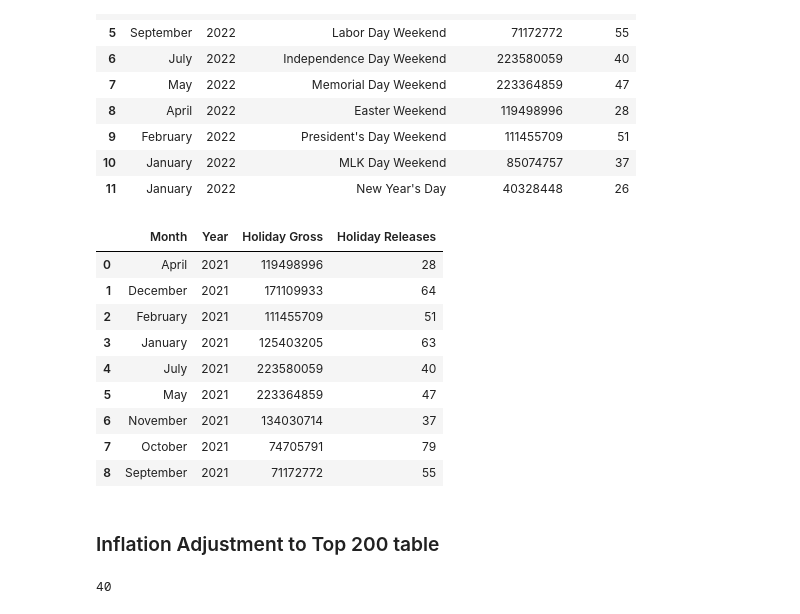
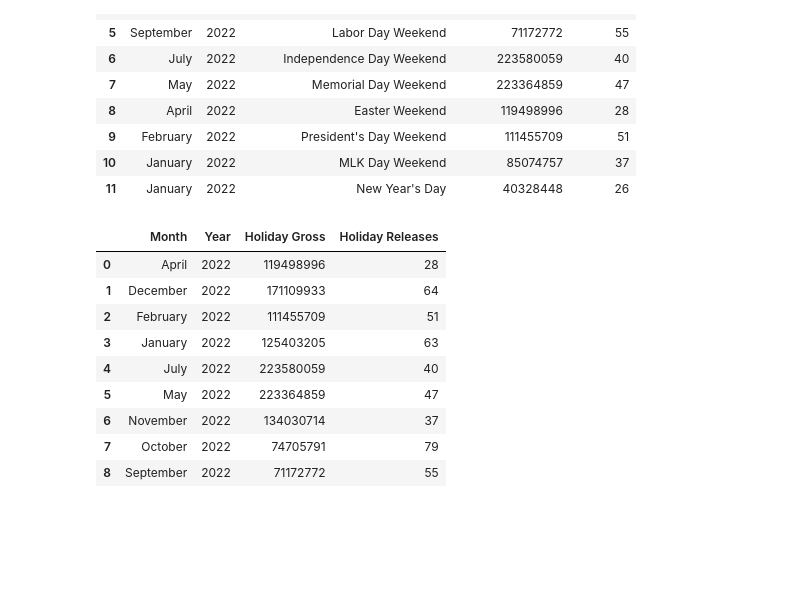
Before and after one commit to StarkArk/SnapCinema_2023, a Jupyter notebook: holidays_2019-2023_etl.ipynb, the cells around one changed output. Saved outputs shown, nothing was run; the diff lists cells and outputs as text; code cells hidden in the pictures; blank space fills up the shorter version.

```diff
--- a/holidays_2019-2023_etl.ipynb
+++ b/holidays_2019-2023_etl.ipynb
@@ -417,8 +111,3 @@ df_2019 = holidays_2019_df.copy()
 df_2019['Cumulative Gross'] = df_2019['Cumulative Gross'].str.replace(',', '')
 df_2019['Cumulative Gross'] = df_2019['Cumulative Gross'].str.replace('$', '')
 df_2019['Cumulative Gross'] = df_2019['Cumulative Gross'].astype('int64', copy=True)
-df_2019['Average'] = df_2019['Average'].str.replace(',', '')
-df_2019['Average'] = df_2019['Average'].str.replace('$', '')
-df_2019['Average'] = df_2019['Average'].astype('int64', copy=True)
-
-df_2019.info()
@@ -457,6 +134,10 @@ df_2019
 # %%
-# Drop redundant rows
+# Drop redundant holiday rows
 df_2019_trim = df_2019.drop([2,3,4,5,8,10,13,15,17,19])
+# Reset Index
+df_2019_trim.reset_index(inplace=True)
+# Trim the columns
+df_2019_trim = df_2019_trim[['Holiday', 'Cumulative Gross', 'Releases']]
 
 df_2019_trim
 # %% [output]
@@ -498,4 +156,0 @@ Index(['index', 'Holiday', 'Cumulative Gross', 'Releases', 'Average'], dtype='ob
-# %%
-df_2019_trim = df_2019_trim[['Holiday', 'Cumulative Gross', 'Releases', 'Average']]
-
-df_2019_trim
@@ -520,47 +157,36 @@ df_2019_trim['Holiday'].iloc[1]
 # %%
 # Encode each holiday as a month
 # holiday month list
-month_list = []
 month_name_list = []
 
 # loop thru list
 for i in range(len(df_2019_trim)):
     if df_2019_trim['Holiday'].iloc[i] in ["New Year's Eve", "Christmas Day"]:
-        month_list.append(12)
         month_name_list.append('December')
     elif df_2019_trim['Holiday'].iloc[i] in ["Thanksgiving 5-Day Weekend"]:
-        month_list.append(11)
         month_name_list.append('November')
     elif df_2019_trim['Holiday'].iloc[i] in ["Halloween", "Indigenous People's Day Weekend"]:
-        month_list.append(10)
         month_name_list.append('October')
     elif df_2019_trim['Holiday'].iloc[i] in ["Labor Day Weekend"]:
-        month_list.append(9)
         month_name_list.append('September')
     elif df_2019_trim['Holiday'].iloc[i] in ['Independence Day']:
-        month_list.append(7)
         month_name_list.append('July')
     elif df_2019_trim['Holiday'].iloc[i] in ['Memorial Day Weekend']:
-        month_list.append(5)
         month_name_list.append('May')
     elif df_2019_trim['Holiday'].iloc[i] in ['Easter Weekend']:
-        month_list.append(4)
         month_name_list.append('April')
     elif df_2019_trim['Holiday'].iloc[i] in ["President's Day Weekend"]:
-        month_list.append(2)
         month_name_list.append('February')
     else:
-        month_list.append(1)
         month_name_list.append('January')
 
-display(len(month_list))
 display(len(month_name_list))
 
 # Add lists to df as columns
 df_2019_trim['Month'] = month_name_list
-df_2019_trim['Year'] = [int(2019) for x in range(len(df_2019_trim))]
+df_2019_trim['Year'] = [int(2020) for x in range(len(df_2019_trim))]
 
-df_2019_trim = df_2019_trim[['Month', 'Year', 'Holiday', 'Cumulative Gross', 'Releases', 'Average']]
+df_2019_trim = df_2019_trim[['Month', 'Year', 'Holiday', 'Cumulative Gross', 'Releases']]
 
 df_2019_trim
 # %% [output]
@@ -957,28 +585,26 @@ df_2022_trim
 # %%
 # Sum up the Gross Rev and # of Releases for each month
 df_month_2022 = df_2022_trim[['Month', 'Cumulative Gross', 'Releases']].groupby(by='Month').sum()
 
 # Add a Year Column
-df_month_2022['Year'] = [int(2021) for x in range(len(df_month_2022))]
+df_month_2022['Year'] = [int(2022) for x in range(len(df_month_2022))]
 
 # Reset the Index and Trim the Dataframe
 df_month_2022 = df_month_2022.reset_index()
 df_month_2022 = df_month_2022[['Month', 'Year', 'Cumulative Gross', 'Releases']]
 
 # Rename columns
 df_month_2022 = df_month_2022.rename(columns = {'Cumulative Gross': 'Holiday Gross', 'Releases': 'Holiday Releases'})
 
 df_month_2022
 # %% [output]
 |  | Month | Year | Holiday Gross | Holiday Releases |
-| 0 | April | 2021 | 119498996 | 28 |
-| 1 | December | 2021 | 171109933 | 64 |
-| 2 | February | 2021 | 111455709 | 51 |
-| 3 | January | 2021 | 125403205 | 63 |
-| 4 | July | 2021 | 223580059 | 40 |
-| 5 | May | 2021 | 223364859 | 47 |
-| 6 | November | 2021 | 134030714 | 37 |
-| 7 | October | 2021 | 74705791 | 79 |
-| 8 | September | 2021 | 71172772 | 55 |
+| 0 | April | 2022 | 119498996 | 28 |
+| 1 | December | 2022 | 171109933 | 64 |
+| 2 | February | 2022 | 111455709 | 51 |
+| 3 | January | 2022 | 125403205 | 63 |
+| 4 | July | 2022 | 223580059 | 40 |
+| 5 | May | 2022 | 223364859 | 47 |
+| 6 | November | 2022 | 134030714 | 37 |
+| 7 | October | 2022 | 74705791 | 79 |
+| 8 | September | 2022 | 71172772 | 55 |
-# %% [markdown]
-### Inflation Adjustment to Top 200 table
@@ -990,4 +610,0 @@ inflation_df = pd.read_csv('../inflation_data.csv')
-# %%
-len(inflation_df)
-# %% [output]
-40
```
Also changed, not shown: parts of 75 cells of this notebook, 1 other file.
